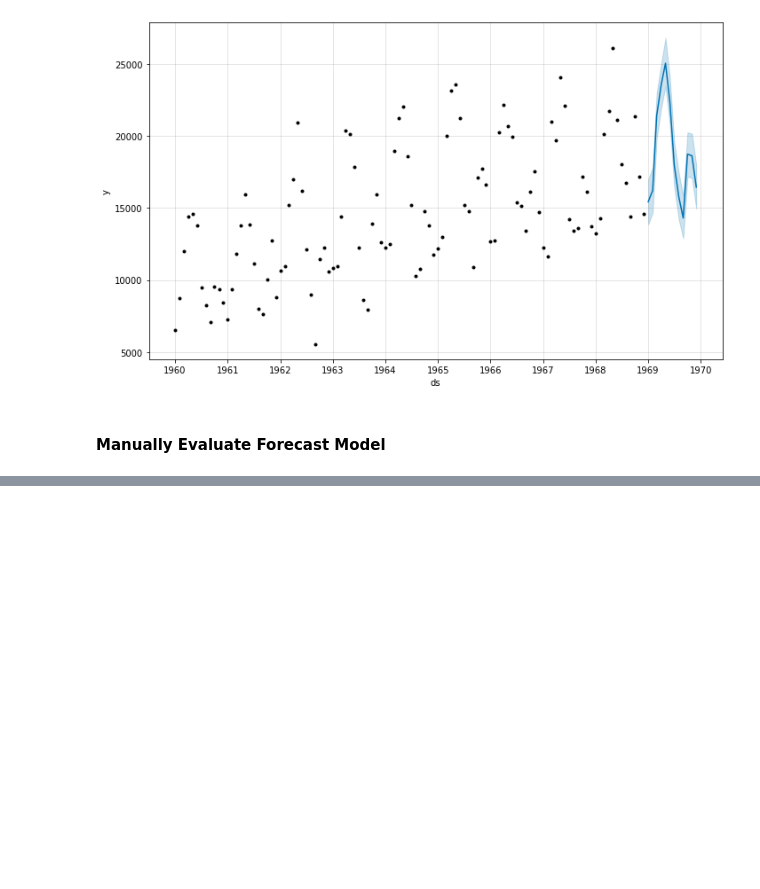
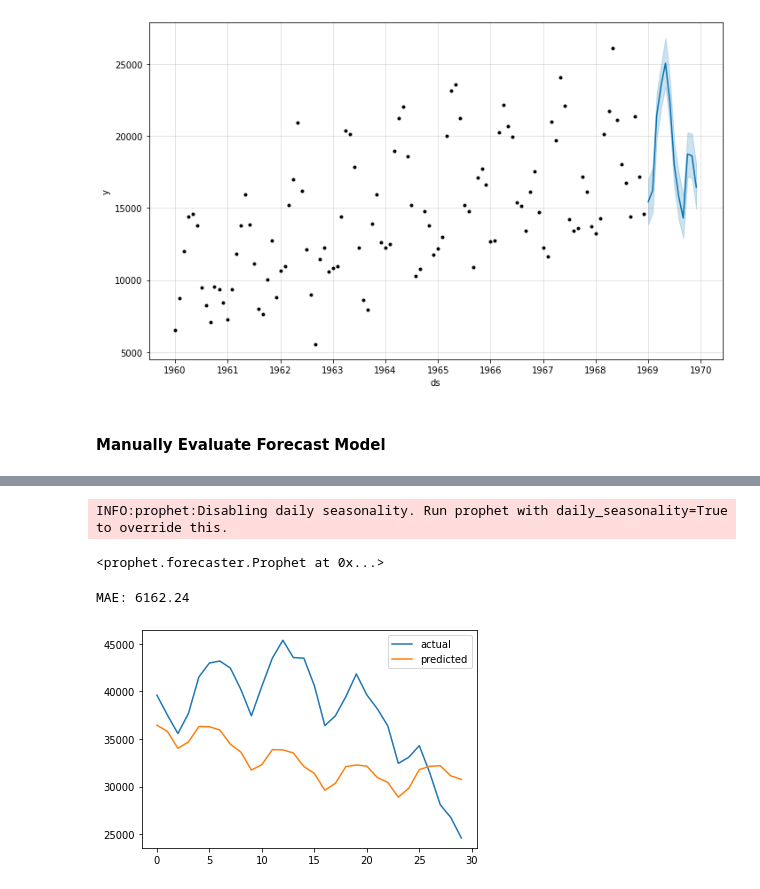
Before and after one commit to lepetitprinz/Time-Series-Forecasting, a Jupyter notebook: Time Series Forecasting with Prophet.ipynb, the cells around one changed output, grey strips where cells are left out. Cells and saved outputs as stored; diff of their text form; code cells hidden in the pictures; blank space fills up the shorter version.

```diff
--- a/Time Series Forecasting with Prophet.ipynb
+++ b/Time Series Forecasting with Prophet.ipynb
@@ -122,0 +176,30 @@ MAE: 1049.02
+# %%
+jeju_dom_train = jeju_dom.drop(jeju_dom.index[-30:])
+jeju_for_train = jeju_for.drop(jeju_for.index[-30:])
+# %%
+# Model: Jeju Domestic
+model = Prophet()
+model.fit(jeju_dom_train)
+# %% [output]
+INFO:prophet:Disabling daily seasonality. Run prophet with daily_seasonality=True to override this.
+<prophet.forecaster.Prophet at 0x...>
+# %%
+prediction = pd.date_range(start='2020-11-01', end='2020-11-30')
+prediction = pd.DataFrame(prediction)
+prediction.columns = ['ds']
+
+forecast = model.predict(prediction)
+# %%
+y_true = jeju_dom['y'][-30:].values
+y_pred = forecast['yhat'].values
+mae = mean_absolute_error(y_true, y_pred)
+print(f'MAE: {mae:.2f}')
+# %% [output]
+MAE: 6162.24
+# %%
+plt.plot(y_true, label='actual')
+plt.plot(y_pred, label='predicted')
+plt.legend()
+plt.show()
+# %% [output]
+[figure, added]
```
Also changed, not shown: parts of 10 cells of this notebook.
